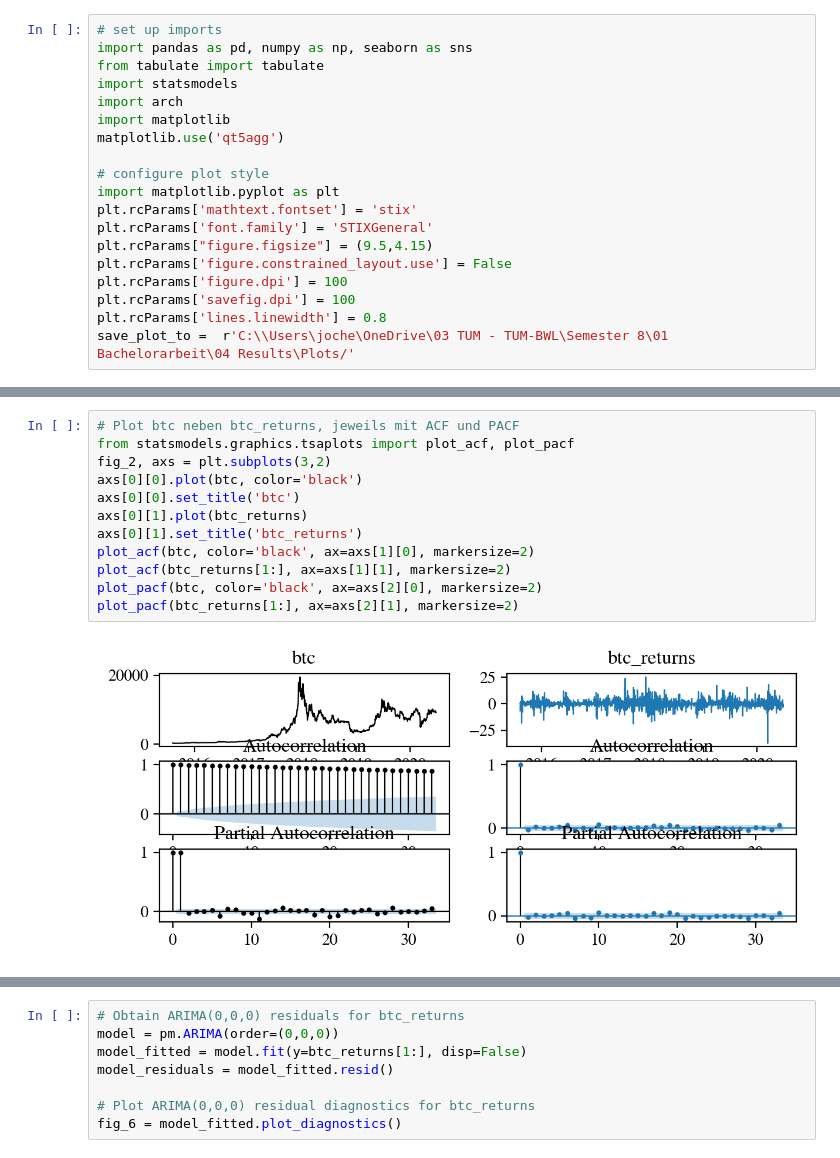
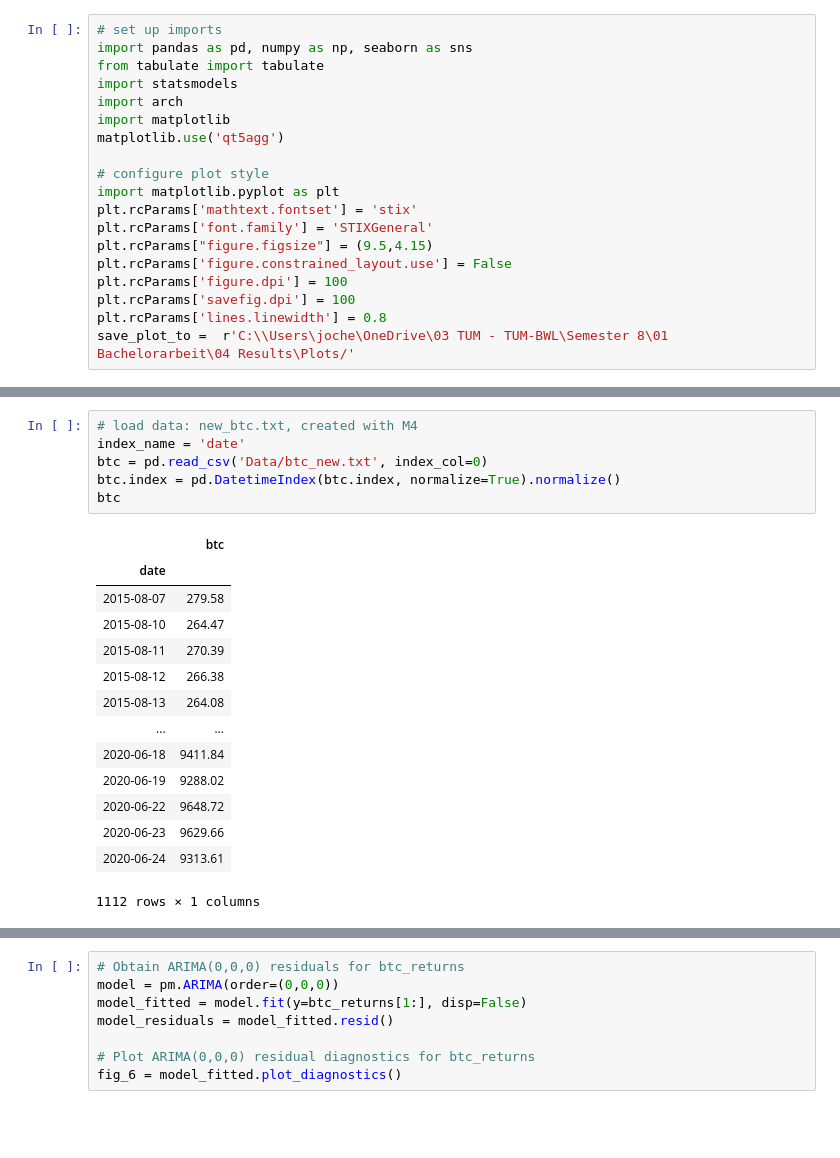
Before and after one commit to jochenmadler/BA_TimeSeriesAnalysis, a Jupyter notebook: M2.ipynb, the cells around one changed output, grey strips where cells are left out. Saved outputs shown, nothing was run; the diff lists cells and outputs as text; blank space fills up the shorter version.

```diff
--- a/M2.ipynb
+++ b/M2.ipynb
@@ -50,14 +31,21 @@ print(btc_rev)
-# %%
-# Plot btc neben btc_returns, jeweils mit ACF und PACF
-from statsmodels.graphics.tsaplots import plot_acf, plot_pacf
-fig_2, axs = plt.subplots(3,2)
-axs[0][0].plot(btc, color='black')
-axs[0][0].set_title('btc')
-axs[0][1].plot(btc_returns)
-axs[0][1].set_title('btc_returns')
-plot_acf(btc, color='black', ax=axs[1][0], markersize=2)
-plot_acf(btc_returns[1:], ax=axs[1][1], markersize=2)
-plot_pacf(btc, color='black', ax=axs[2][0], markersize=2)
-plot_pacf(btc_returns[1:], ax=axs[2][1], markersize=2)
-# %% [output]
-[figure, removed]
+# %%
+# load data: new_btc.txt, created with M4
+index_name = 'date'
+btc = pd.read_csv('Data/btc_new.txt', index_col=0)
+btc.index = pd.DatetimeIndex(btc.index, normalize=True).normalize()
+btc
+# %% [output]
+|  | btc |
+| date |  |
+| 2015-08-07 | 279.58 |
+| 2015-08-10 | 264.47 |
+| 2015-08-11 | 270.39 |
+| 2015-08-12 | 266.38 |
+| 2015-08-13 | 264.08 |
+| ... | ... |
+| 2020-06-18 | 9411.84 |
+| 2020-06-19 | 9288.02 |
+| 2020-06-22 | 9648.72 |
+| 2020-06-23 | 9629.66 |
+| 2020-06-24 | 9313.61 |
+1112 rows × 1 columns
```
Also changed, not shown: parts of 35 cells of this notebook, 1 other file.
